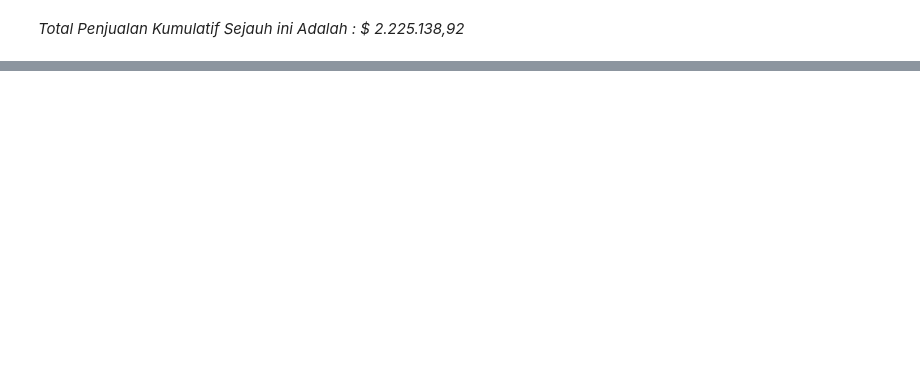
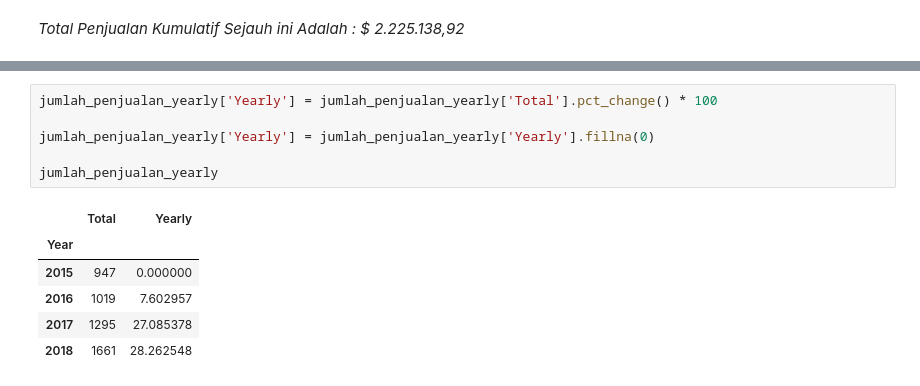
Before and after one commit to Kelnit/Ilm, a Jupyter notebook: Ilm.ipynb, the cells around one changed output, grey strips where cells are left out. Cells and saved outputs as stored; diff of their text form; blank space fills up the shorter version.

```diff
--- a/Ilm.ipynb
+++ b/Ilm.ipynb
@@ -66,0 +93,13 @@ float(sales.sales.sum())
+# %%
+jumlah_penjualan_yearly['Yearly'] = jumlah_penjualan_yearly['Total'].pct_change() * 100
+
+jumlah_penjualan_yearly['Yearly'] = jumlah_penjualan_yearly['Yearly'].fillna(0)
+
+jumlah_penjualan_yearly
+# %% [output]
+|  | Total | Yearly |
+| Year |  |  |
+| 2015 | 947 | 0.000000 |
+| 2016 | 1019 | 7.602957 |
+| 2017 | 1295 | 27.085378 |
+| 2018 | 1661 | 28.262548 |
```
Also changed, not shown: parts of 10 cells of this notebook.
